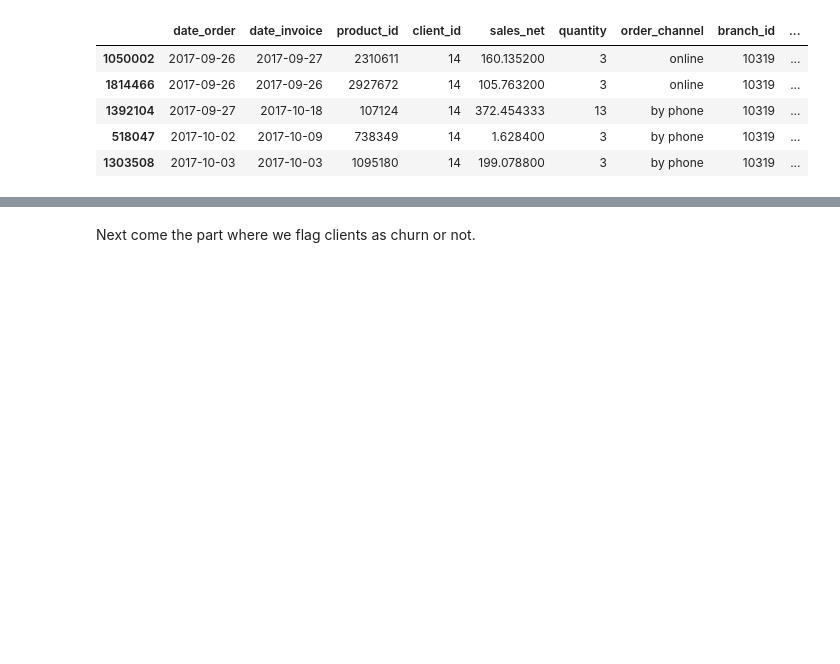
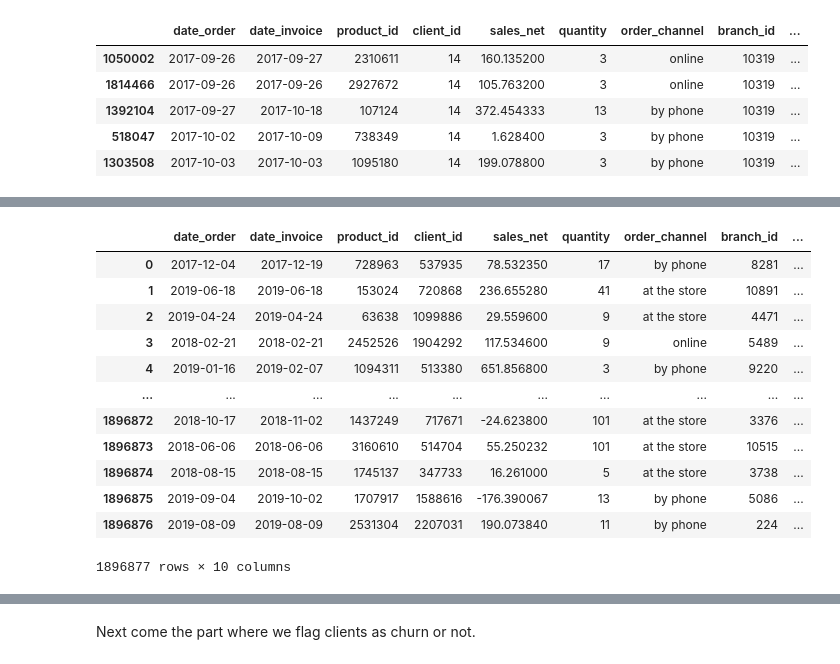
Before and after one commit to chachouswim2/BCG-X-Hackathon-, a Jupyter notebook: notebooks/Rule_Based_Churn.ipynb, the cells around one changed output, grey strips where cells are left out. Drawn from its saved outputs; the diff is of its cells as text; code cells hidden in the pictures; blank space fills up the shorter version.

```diff
--- a/notebooks/Rule_Based_Churn.ipynb
+++ b/notebooks/Rule_Based_Churn.ipynb
@@ -49,3 +42,9 @@ time_dif.head()
 | 1392104 | 2017-09-27 | 2017-10-18 | 107124 | 14 | 372.454333 | 13 | by phone | 10319 | ... |
 | 518047 | 2017-10-02 | 2017-10-09 | 738349 | 14 | 1.628400 | 3 | by phone | 10319 | ... |
 | 1303508 | 2017-10-03 | 2017-10-03 | 1095180 | 14 | 199.078800 | 3 | by phone | 10319 | ... |
+# %%
+mean_time_diff = time_dif.groupby('client_id')['time_diff'].mean().reset_index(name='mean_time_diff')
+mean_time_diff['mean_time_diff'] = round(mean_time_diff['mean_time_diff'], 2)
+mean_time_diff['std_time_diff'] = time_dif.groupby('client_id')['time_diff'].std().reset_index(name='std_time_diff')['std_time_diff']
+mean_time_diff['std_time_diff'] = round(mean_time_diff['std_time_diff'], 2)
+mean_time_diff
@@ -51,0 +65,18 @@ time_dif.head()
+# %%
+# Join the mean time difference and the standard deviation back to the original data
+df_churned = df.merge(mean_time_diff, on='client_id', how='left')
+df_churned
+# %% [output]
+|  | date_order | date_invoice | product_id | client_id | sales_net | quantity | order_channel | branch_id | ... |
+| 0 | 2017-12-04 | 2017-12-19 | 728963 | 537935 | 78.532350 | 17 | by phone | 8281 | ... |
+| 1 | 2019-06-18 | 2019-06-18 | 153024 | 720868 | 236.655280 | 41 | at the store | 10891 | ... |
+| 2 | 2019-04-24 | 2019-04-24 | 63638 | 1099886 | 29.559600 | 9 | at the store | 4471 | ... |
+| 3 | 2018-02-21 | 2018-02-21 | 2452526 | 1904292 | 117.534600 | 9 | online | 5489 | ... |
+| 4 | 2019-01-16 | 2019-02-07 | 1094311 | 513380 | 651.856800 | 3 | by phone | 9220 | ... |
+| ... | ... | ... | ... | ... | ... | ... | ... | ... | ... |
+| 1896872 | 2018-10-17 | 2018-11-02 | 1437249 | 717671 | -24.623800 | 101 | at the store | 3376 | ... |
+| 1896873 | 2018-06-06 | 2018-06-06 | 3160610 | 514704 | 55.250232 | 101 | at the store | 10515 | ... |
+| 1896874 | 2018-08-15 | 2018-08-15 | 1745137 | 347733 | 16.261000 | 5 | at the store | 3738 | ... |
+| 1896875 | 2019-09-04 | 2019-10-02 | 1707917 | 1588616 | -176.390067 | 13 | by phone | 5086 | ... |
+| 1896876 | 2019-08-09 | 2019-08-09 | 2531304 | 2207031 | 190.073840 | 11 | by phone | 224 | ... |
+1896877 rows × 10 columns
```
Also changed, not shown: parts of 16 cells of this notebook.
